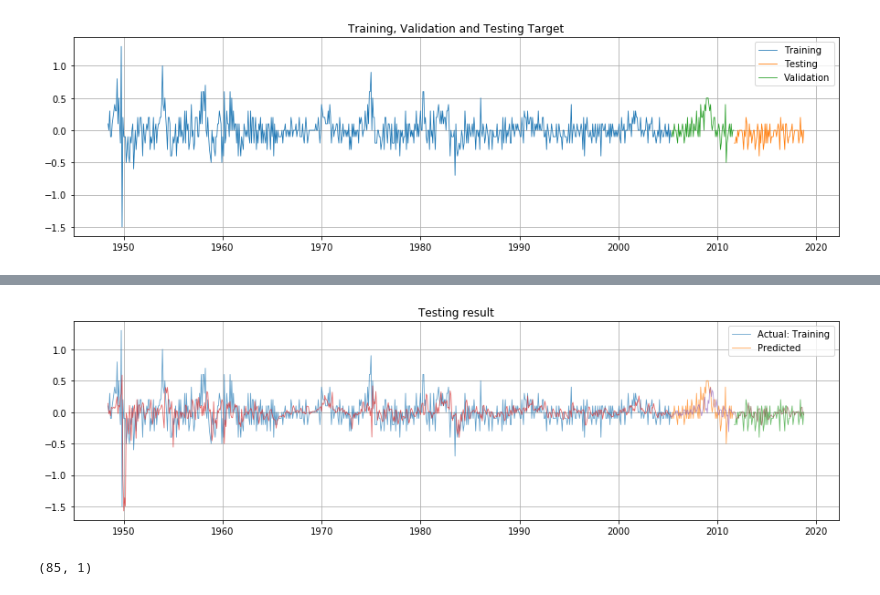
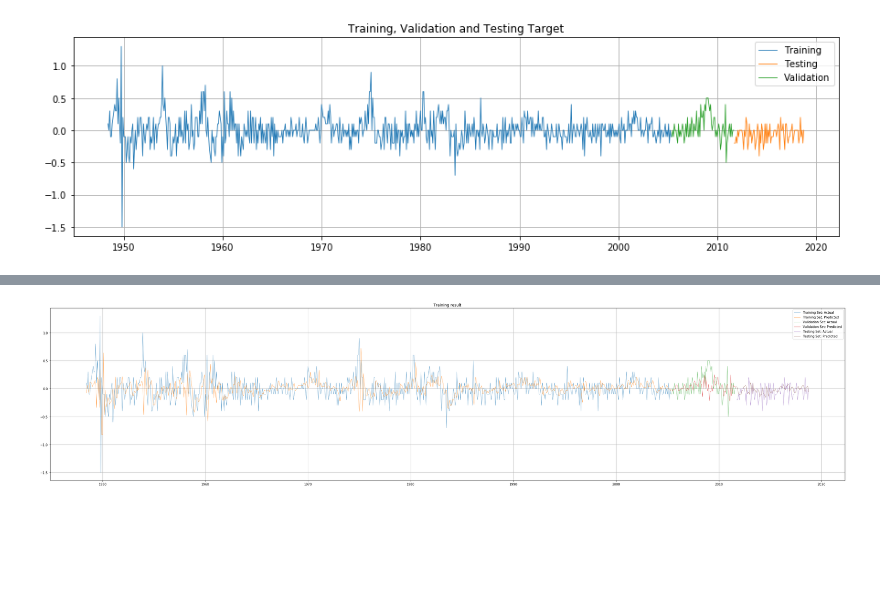
Before and after one commit to TianyuDu/AnnEconForecast, a Jupyter notebook: vanilla_nn.ipynb, the cells around one changed output, grey strips where cells are left out. Cells and saved outputs as stored; diff of their text form; code cells hidden in the pictures; blank space fills up the shorter version.

```diff
--- a/vanilla_nn.ipynb
+++ b/vanilla_nn.ipynb
@@ -136,15 +137,33 @@ with tf.variable_scope("layers"):
 
 optimizer = tf.train.GradientDescentOptimizer(learning_rate=LEARNING_RATE).minimize(loss)
 # %%
-loss_history = [[],[]]
+loss_history = {
+    "epoch": list(),
+    "train": list(),
+    "val": list()
+}
+
 init = tf.global_variables_initializer()
 with tf.Session() as sess:
     sess.run(init)
     for e in range(EPOCHS):
-        sess.run(optimizer,
-                feed_dict={
+        sess.run(optimizer, feed_dict={
                     X: X_train.values,
                     y_true: y_train.values})
+
+        if e % LOG_SEP == 0:
+            train_loss = sess.run(loss, feed_dict={
+                X: X_train.values,
+                y_true: y_train.values
+            })
+            val_loss = sess.run(loss, feed_dict={
+                X: X_val.values,
+                y_true: y_val.values
+            })
+            loss_history["epoch"].append(e)
+            loss_history["train"].append(train_loss)
+            loss_history["val"].append(val_loss)
+
         if e % 100 == 0:
             train_loss = sess.run(loss, feed_dict={
                 X: X_train.values,
@@ -196,20 +215,21 @@ pred_test = pd.DataFrame(pred_test)
 pred_test.set_index(y_test.index, inplace=True)
 # %%
 plt.close()
-plt.figure(figsize=(15,4))
-legend = list()
-for s in [y_train, y_val, y_test, pred_train, pred_val, pred_test]:
+plt.figure(figsize=(45, 10))
+for s in [y_train, pred_train,
+          y_val, pred_val,
+          y_test, pred_test]:
     plt.plot(s, linewidth=0.8, alpha=0.7)
 plt.legend([
-    "Actual: Training",
-    "Actual: Validation",
-    "Actual: ""Predicted"])
-plt.title("Testing result")
+    "Training Set: Actual",
+    "Training Set: Predicted",
+    "Validation Set: Actual",
+    "Validation Set: Predicted",
+    "Testing Set: Actual",
+    "Testing Set: Predicted"
+])
+plt.title("Training result")
 plt.grid(True)
 plt.show()
 # %% [output]
-[figure, old version]
+[figure, new version]
-# %%
-pred_test.shape
-# %% [output]
-(85, 1)
```
Also changed, not shown: parts of 4 cells of this notebook.
